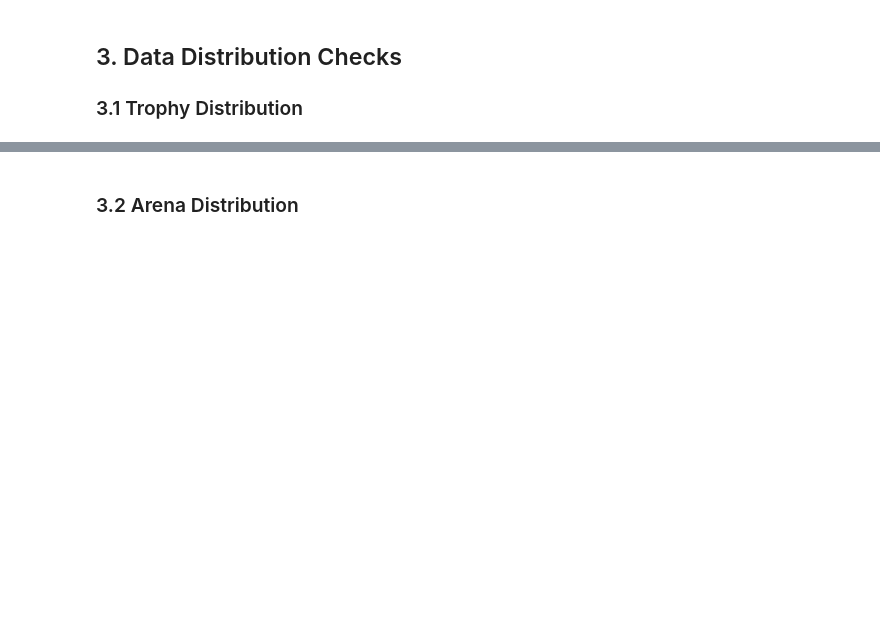
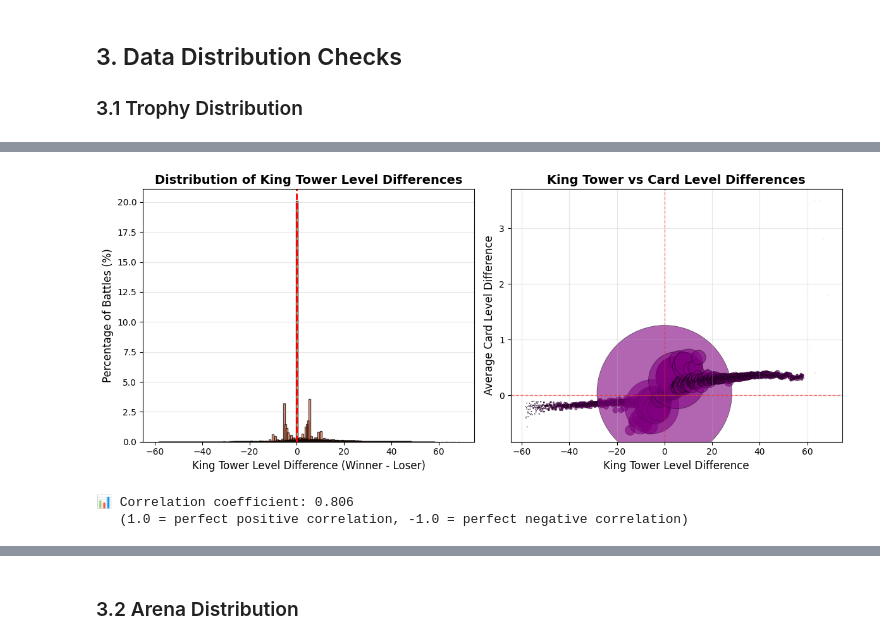
Before and after one commit to BrooklynD23/HeHeHaHa_DataRoyale, a Jupyter notebook: notebooks/01-data-profiling.ipynb, the cells around one changed output, grey strips where cells are left out. Cells and saved outputs as stored; diff of their text form; code cells hidden in the pictures; blank space fills up the shorter version.

```diff
--- a/notebooks/01-data-profiling.ipynb
+++ b/notebooks/01-data-profiling.ipynb
@@ -93,0 +333,74 @@ trophy_stats
+# %%
+# Analyze King Tower Level correlation (if available)
+king_tower_analysis = query_to_df(con, """
+    WITH level_calc AS (
+        SELECT
+            ROUND(("winner.card1.level" + "winner.card2.level" + "winner.card3.level" +
+                   "winner.card4.level" + "winner.card5.level" + "winner.card6.level" +
+                   "winner.card7.level" + "winner.card8.level") / 8.0 -
+                  ("loser.card1.level" + "loser.card2.level" + "loser.card3.level" +
+                   "loser.card4.level" + "loser.card5.level" + "loser.card6.level" +
+                   "loser.card7.level" + "loser.card8.level") / 8.0, 1) as card_level_diff,
+            CASE
+                WHEN "winner.kingTowerHitPoints" IS NOT NULL AND "loser.kingTowerHitPoints" IS NOT NULL
+                THEN ROUND(("winner.kingTowerHitPoints" - "loser.kingTowerHitPoints") / 100.0, 1)
+                ELSE NULL
+            END as king_tower_level_diff
+        FROM battles
+        WHERE "winner.card1.level" IS NOT NULL
+          AND "loser.card1.level" IS NOT NULL
+    )
+    SELECT
+        king_tower_level_diff,
+        COUNT(*) as battle_count,
+        ROUND(COUNT(*) * 100.0 / SUM(COUNT(*)) OVER (), 2) as percentage,
+        AVG(card_level_diff) as avg_card_level_diff
+    FROM level_calc
+    WHERE king_tower_level_diff IS NOT NULL
+    GROUP BY king_tower_level_diff
+    ORDER BY king_tower_level_diff
+""")
+
+if len(king_tower_analysis) > 0:
+    print("King Tower Level Difference Analysis:")
+    print(f"Battles with king tower data: {king_tower_analysis['battle_count'].sum():,}")
+    print(f"Mean king tower level difference: {king_tower_analysis['king_tower_level_diff'].mean():.3f}")
+    print(f"\nCorrelation between King Tower Level and Card Level differences:")
+
+    # Visualize relationship
+    plt.figure(figsize=(12, 5))
+
+    plt.subplot(1, 2, 1)
+    plt.bar(king_tower_analysis['king_tower_level_diff'], king_tower_analysis['percentage'],
+            color='coral', alpha=0.7, edgecolor='black')
+    plt.xlabel('King Tower Level Difference (Winner - Loser)', fontsize=12)
+    plt.ylabel('Percentage of Battles (%)', fontsize=12)
+    plt.title('Distribution of King Tower Level Differences', fontsize=14, fontweight='bold')
+    plt.axvline(x=0, color='red', linestyle='--', linewidth=2)
+    plt.grid(axis='y', alpha=0.3)
+
+    plt.subplot(1, 2, 2)
+    plt.scatter(king_tower_analysis['king_tower_level_diff'],
+                king_tower_analysis['avg_card_level_diff'],
+                s=king_tower_analysis['battle_count'] / 100,  # Size by battle count
+                alpha=0.6, color='purple', edgecolors='black', linewidth=0.5)
+    plt.xlabel('King Tower Level Difference', fontsize=12)
+    plt.ylabel('Average Card Level Difference', fontsize=12)
+    plt.title('King Tower vs Card Level Differences', fontsize=14, fontweight='bold')
+    plt.axhline(y=0, color='red', linestyle='--', linewidth=1, alpha=0.5)
+    plt.axvline(x=0, color='red', linestyle='--', linewidth=1, alpha=0.5)
+    plt.grid(alpha=0.3)
+
+    plt.tight_layout()
+    plt.show()
+
+    # Calculate correlation
+    correlation = king_tower_analysis['king_tower_level_diff'].corr(king_tower_analysis['avg_card_level_diff'])
+    print(f"\n📊 Correlation coefficient: {correlation:.3f}")
+    print(f"   (1.0 = perfect positive correlation, -1.0 = perfect negative correlation)")
+
+    king_tower_analysis.head(20)
+else:
+    print("⚠ King Tower level data not available (too many NULL values)")
+    print("   Analysis will focus on card level differences only")
+# %% [output]
@@ -93,0 +414,3 @@ trophy_stats
+[figure, added]
+📊 Correlation coefficient: 0.806
+   (1.0 = perfect positive correlation, -1.0 = perfect negative correlation)
```
Also changed, not shown: parts of 19 cells of this notebook, 10 other files.
